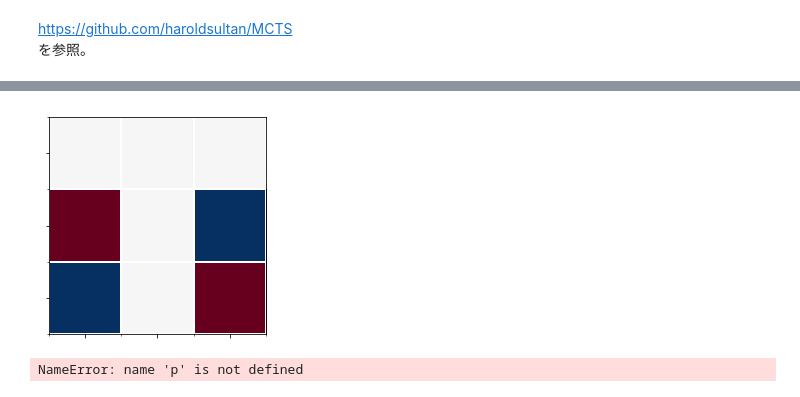
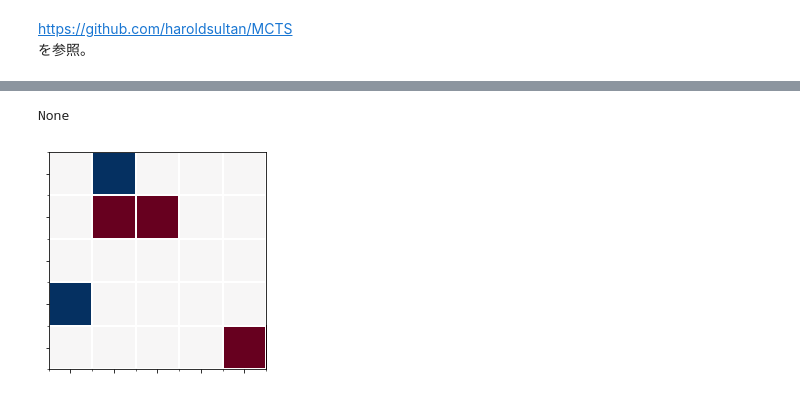
Before and after one commit to kruho/TicTacToeRL, a Jupyter notebook: TicTacToeUCT.ipynb, the cells around one changed output, grey strips where cells are left out. Drawn from its saved outputs; the diff is of its cells as text; code cells hidden in the pictures.

```diff
--- a/TicTacToeUCT.ipynb
+++ b/TicTacToeUCT.ipynb
@@ -6,8 +6,8 @@ import matplotlib.pyplot as plt
 %matplotlib inline
 import numpy as np
 # %%
-nb_mesh = 3
-nb_line = 3
+nb_mesh = 5
+nb_line = 4
 budget = 100
 SCALAR = 1. / np.sqrt(2.)
 #SCALAR = 0.
@@ -116,11 +116,12 @@ class State(object):
 
     def reward(self, root):
         '''
-        相手の勝利を妨害したことによる報酬
+        TODO: 相手の勝利を妨害したことによる報酬
         '''
         winner = judge_game(self.state_array)
         if winner is None:
-            r = 0.
+#            r = 0.
+            r = 0.5
         else:
             who_is_root = root.state.state_array[0,0,-1].astype(np.int32)
             if winner==who_is_root:
@@ -176,17 +177,19 @@ def UCTSEARCH(budget, root):
     道中のノードの訪問回数と価値を更新していく。
     価値の更新は単純に終端ノードの reward を足すだけ。
     '''
-    plt.figure(figsize=(15,20))
+#    plt.figure(figsize=(15,35))
 
     for iter in range(int(budget)):
         front = TREEPOLICY(root)
-        reward = DEFAULTPOLICY(root, front.state)
+        reward, final_state = DEFAULTPOLICY(root, front.state)
         BACKUP(front,reward)
 
-        plt.subplot(10,10,iter+1)
-        show_state(front.state.state_array)
-        plt.title(reward)
-    plt.show()
+#        plt.subplot(20,10,2*iter+1)
+#        show_state(front.state.state_array)
+#        plt.subplot(20,10,2*iter+2)
+#        show_state(final_state.state_array)
+#        plt.title(reward)
+#    plt.show()
     return BESTCHILD(root,0)
 
 
@@ -267,17 +270,18 @@ def DEFAULTPOLICY(root, state):
     '''
     while state.terminal()==False:
         state = state.next_state()
-    return state.reward(root)
+    return state.reward(root), state
 
 
 def BACKUP(node, reward):
     '''
     node からルートノードへ遡りながら、途中のノードの訪問回数と報酬を加算していく。
     '''
+    discount = 1.
     while node!=None:
         node.visits += 1
         node.reward += reward
-        reward = - reward # ２人対戦ゲームの場合、1つ上のノードは対戦相手の状態を持っているので、報酬は負。
+        reward = - discount * reward # ２人対戦ゲームの場合、1つ上のノードは対戦相手の状態を持っているので、報酬は負。
         node = node.parent
     return
 # %%
@@ -359,15 +380,12 @@ show_state(current_state.state_array)
-# %%
-show_state(foo[4])
-# %% [output]
-[figure, removed]
 # %%
 import copy
 
-#p = copy.deepcopy(foo[4])
+p = copy.deepcopy(foo[4])
 p[1,2,0] = 1
 p[:,:,-1] = 1-p[:,:,-1]
 show_state(p)
 plt.tick_params(labelbottom=False,labelleft=False)
 print(judge_game(p))
 # %% [output]
-NameError: name 'p' is not defined
+None
+[figure, added]
```
Also changed, not shown: parts of 2 cells of this notebook.
